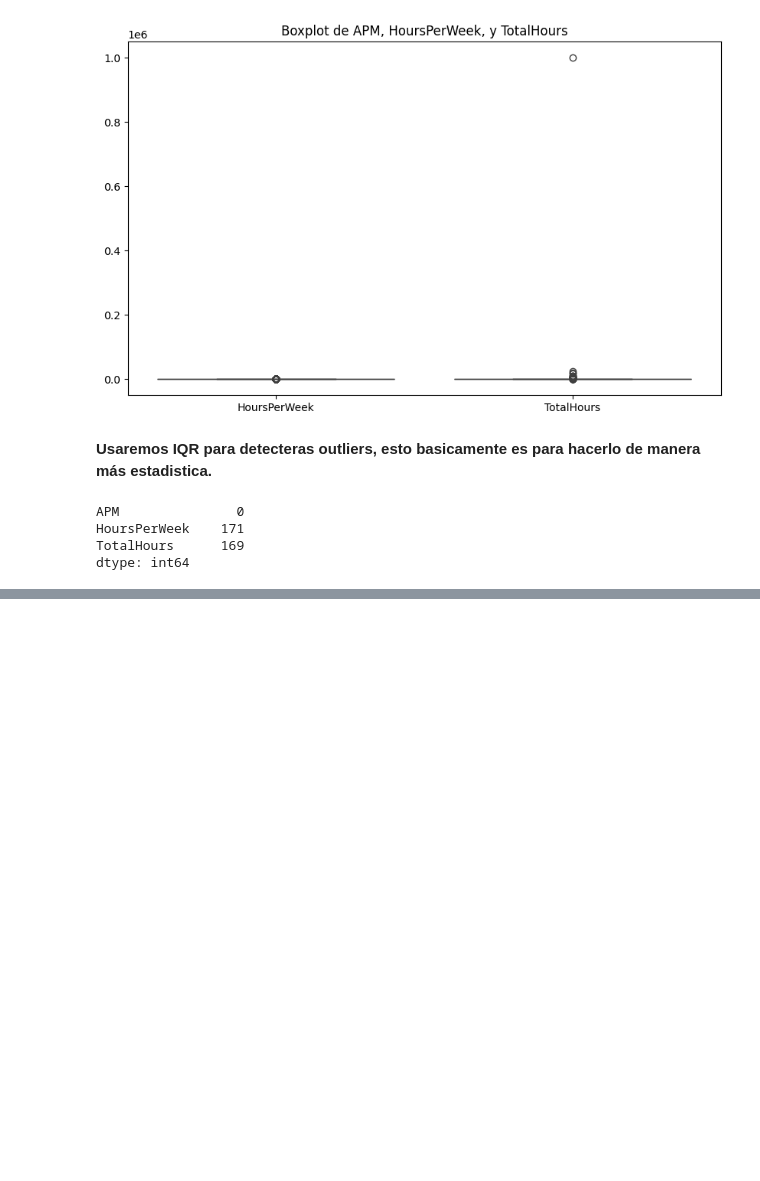
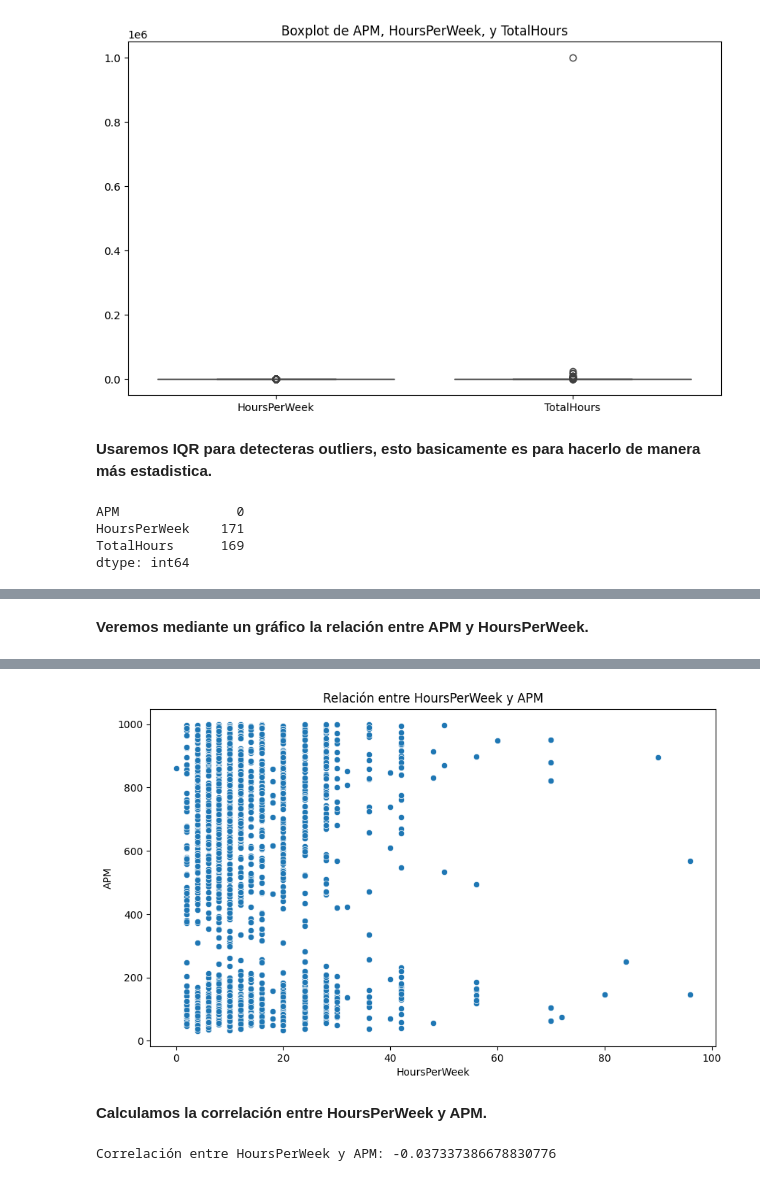
Before and after one commit to MatiasRai/ProyectoMineria, a Jupyter notebook: notebooks/Fase 2 exploración de los datos.ipynb, the cells around one changed output, grey strips where cells are left out. Drawn from its saved outputs; the diff is of its cells as text; code cells hidden in the pictures; blank space fills up the shorter version.

```diff
--- a/notebooks/Fase 2 exploración de los datos.ipynb
+++ b/notebooks/Fase 2 exploración de los datos.ipynb
@@ -191,0 +297,9 @@ dtype: int64
+# %% [markdown]
+**Veremos mediante un gráfico la relación entre APM y HoursPerWeek.**
+# %%
+# Crear un gráfico de dispersión para ver la relación entre APM y HoursPerWeek
+plt.figure(figsize=(10,6))
+sns.scatterplot(x='HoursPerWeek', y='APM', data=df)
+plt.title("Relación entre HoursPerWeek y APM")
+plt.show()
+# %% [output]
@@ -191,0 +307,8 @@ dtype: int64
+[figure, added]
+# %% [markdown]
+**Calculamos la correlación entre HoursPerWeek y APM.**
+# %%
+correlation = df['HoursPerWeek'].corr(df['APM'])
+print(f"Correlación entre HoursPerWeek y APM: {correlation}")
+# %% [output]
+Correlación entre HoursPerWeek y APM: -0.037337386678830776
```
Also changed, not shown: parts of 15 cells of this notebook.
